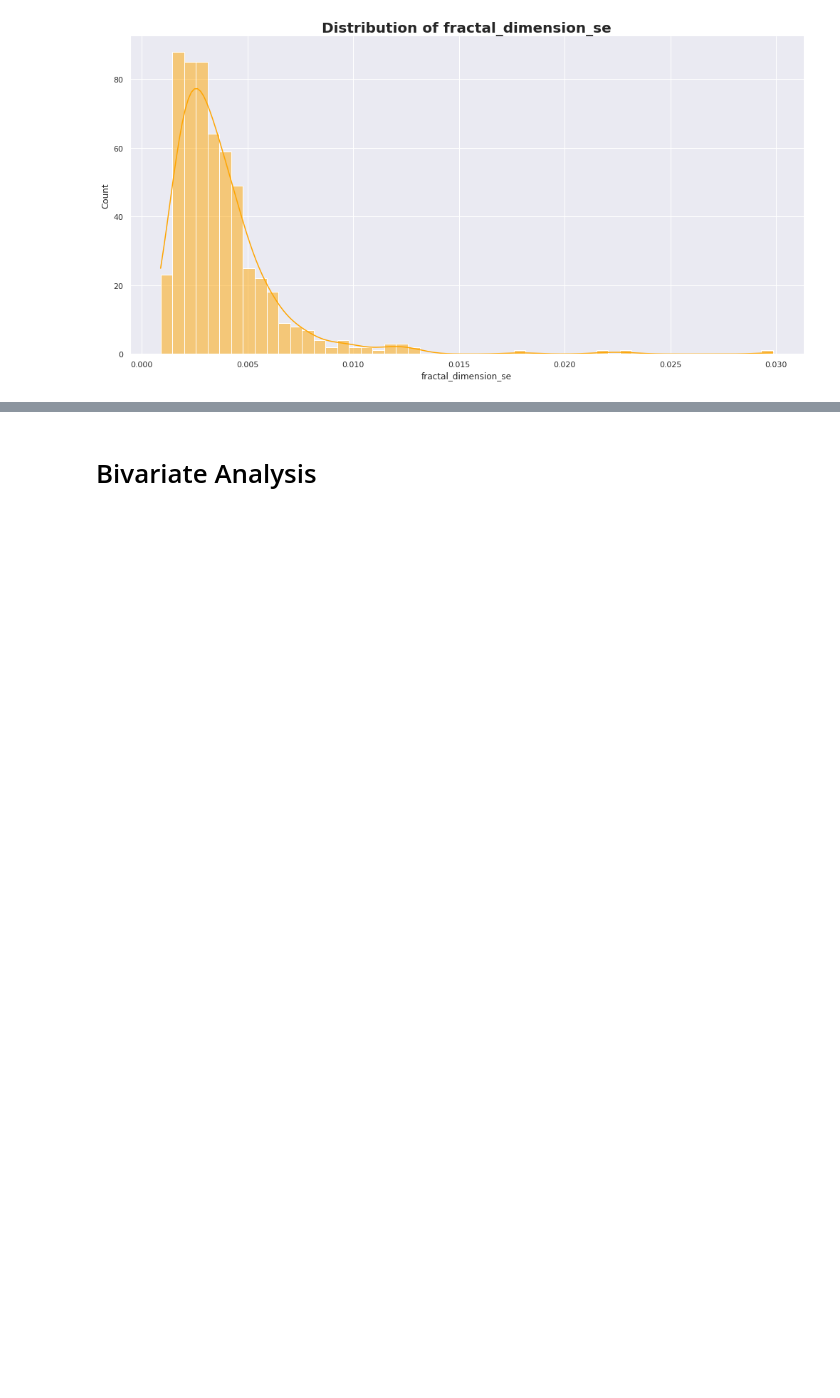
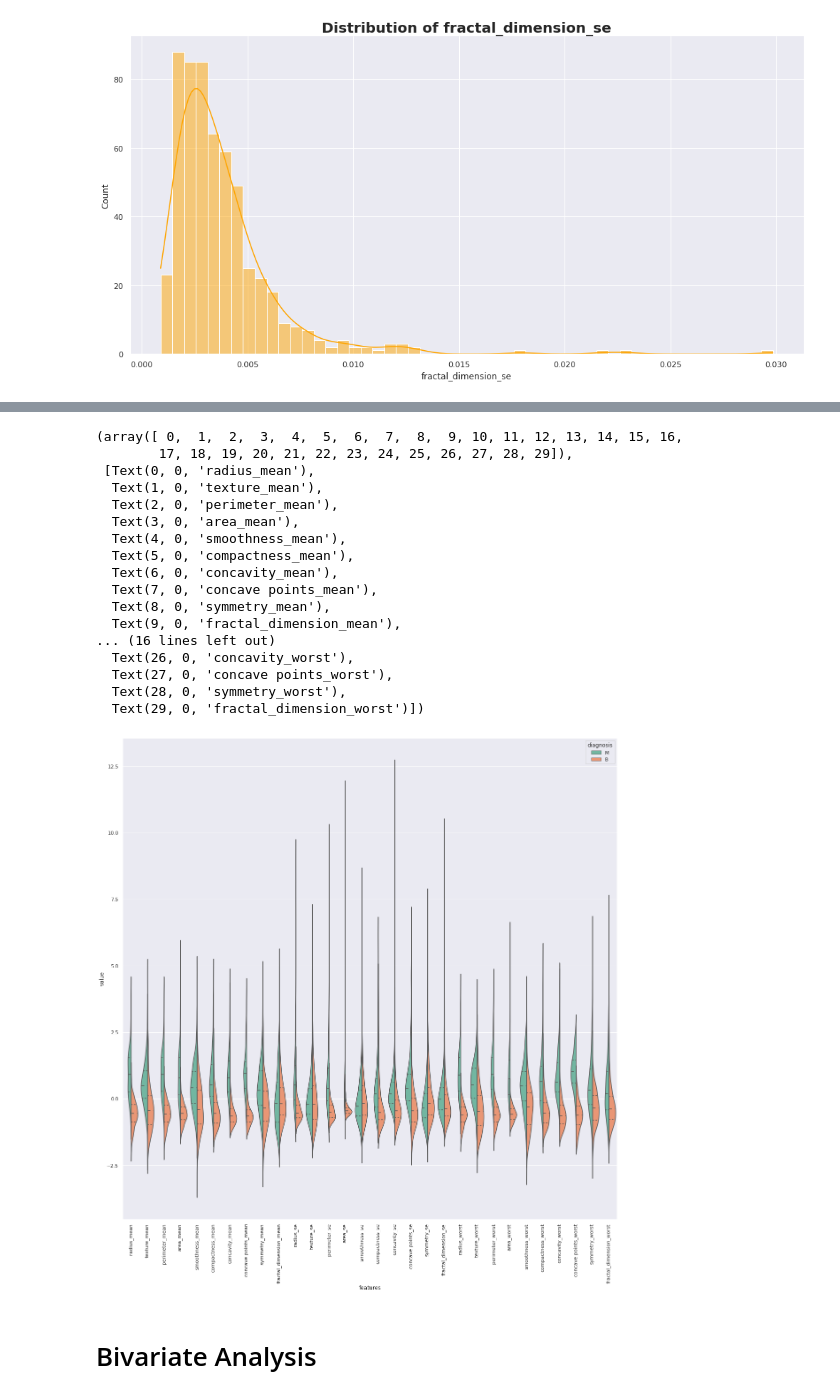
Before and after one commit to abel-blue/breastCancer-causal-Inference, a Jupyter notebook: notebooks/data_exploration.ipynb, the cells around one changed output, grey strips where cells are left out. Cells and saved outputs as stored; diff of their text form; code cells hidden in the pictures; blank space fills up the shorter version.

Commit message:
added distribution plot for each feature

```diff
--- a/notebooks/data_exploration.ipynb
+++ b/notebooks/data_exploration.ipynb
@@ -288,3 +269,35 @@ exploration.plot_hist(train_df, 'fractal_dimension_se', 'orange')
+# %%
+# First 15 features
+data_dia = y
+data = X
+# standardization of the data
+data_n_2 = (data - data.mean()) / (data.std())
+data = pd.concat([y,data_n_2.iloc[:,0:32]],axis=1)
+data = pd.melt(data,id_vars="diagnosis",
+                    var_name="features",
+                    value_name='value')
+plt.figure(figsize=(20,20))
+sns.violinplot(x="features", y="value", hue="diagnosis", data=data,split=True, inner="quart",palette ="Set2")
+plt.xticks(rotation=90)
+# %% [output]
+(array([ 0,  1,  2,  3,  4,  5,  6,  7,  8,  9, 10, 11, 12, 13, 14, 15, 16,
+        17, 18, 19, 20, 21, 22, 23, 24, 25, 26, 27, 28, 29]),
+ [Text(0, 0, 'radius_mean'),
+  Text(1, 0, 'texture_mean'),
+  Text(2, 0, 'perimeter_mean'),
+  Text(3, 0, 'area_mean'),
+  Text(4, 0, 'smoothness_mean'),
+  Text(5, 0, 'compactness_mean'),
+  Text(6, 0, 'concavity_mean'),
+  Text(7, 0, 'concave points_mean'),
+  Text(8, 0, 'symmetry_mean'),
+  Text(9, 0, 'fractal_dimension_mean'),
+... (16 lines left out)
+  Text(26, 0, 'concavity_worst'),
+  Text(27, 0, 'concave points_worst'),
+  Text(28, 0, 'symmetry_worst'),
+  Text(29, 0, 'fractal_dimension_worst')])
+[figure, added]
 # %% [markdown]
 # Bivariate Analysis
 # %% [markdown]
```
Also changed, not shown: parts of 1 cell of this notebook.
